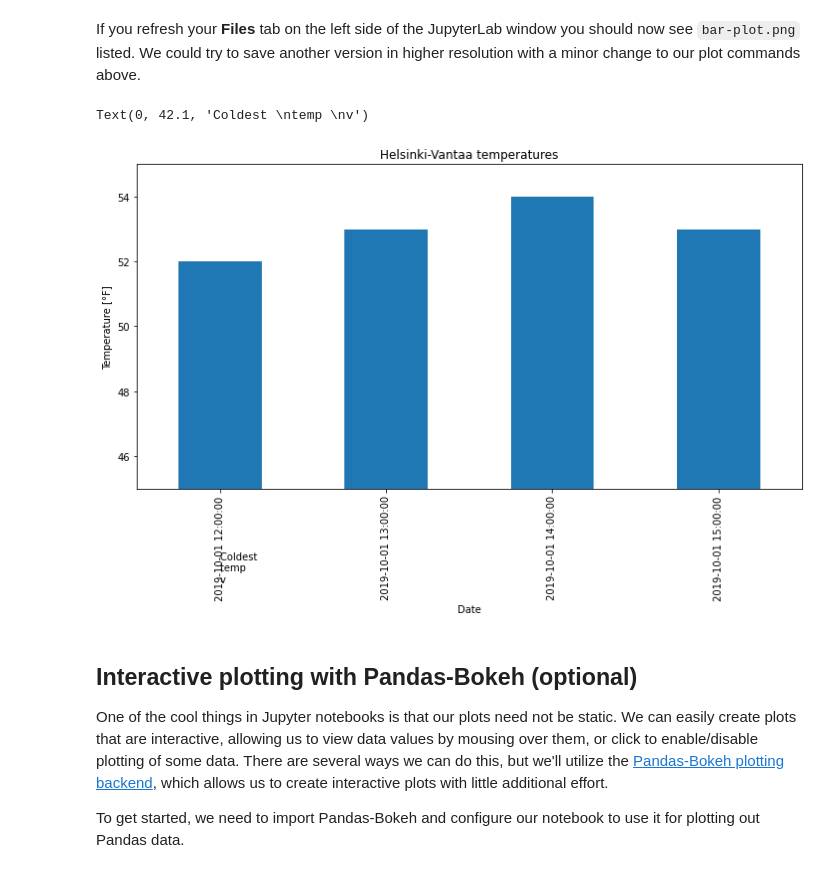
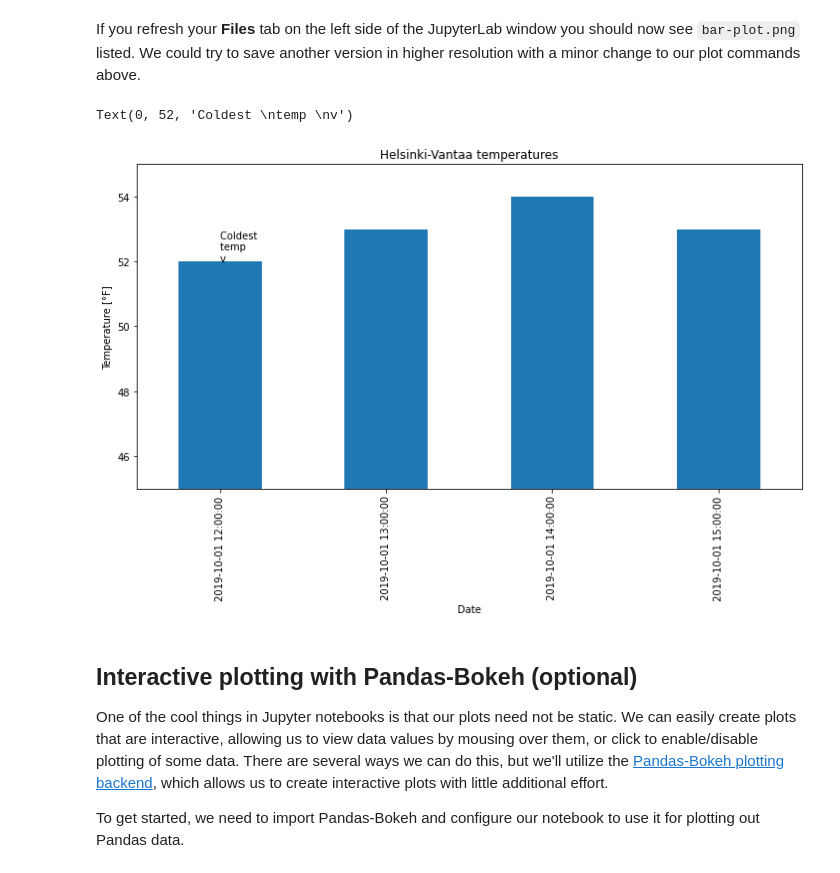
Before and after one commit to kk-ise-agu/gis2021, a Jupyter notebook: Lesson7/matplotlib.ipynb, the cells around one changed output. Saved outputs shown, nothing was run; the diff lists cells and outputs as text; code cells hidden in the pictures.

```diff
--- a/Lesson7/matplotlib.ipynb
+++ b/Lesson7/matplotlib.ipynb
@@ -317,14 +317,14 @@ We could try to save another version in higher resolution with a minor change to
 # %%
 ax = oct1_afternoon.plot(kind='bar', title='Helsinki-Vantaa temperatures',
                          ylim=[45, 55])
 ax.set_xlabel('Date')
 ax.set_ylabel('Temperature [°F]')
-ax.text(0, 42.1, 'Coldest \ntemp \nv')
+ax.text(0, 52, 'Coldest \ntemp \nv')
 
 # Save figure as high-resolution pdf
 # %% [output]
-Text(0, 42.1, 'Coldest \ntemp \nv')
+Text(0, 52, 'Coldest \ntemp \nv')
-[figure, old version]
+[figure, new version]
 # %% [markdown]
 ## Interactive plotting with Pandas-Bokeh (optional)
 
```
Also changed, not shown: parts of 3 cells of this notebook.
